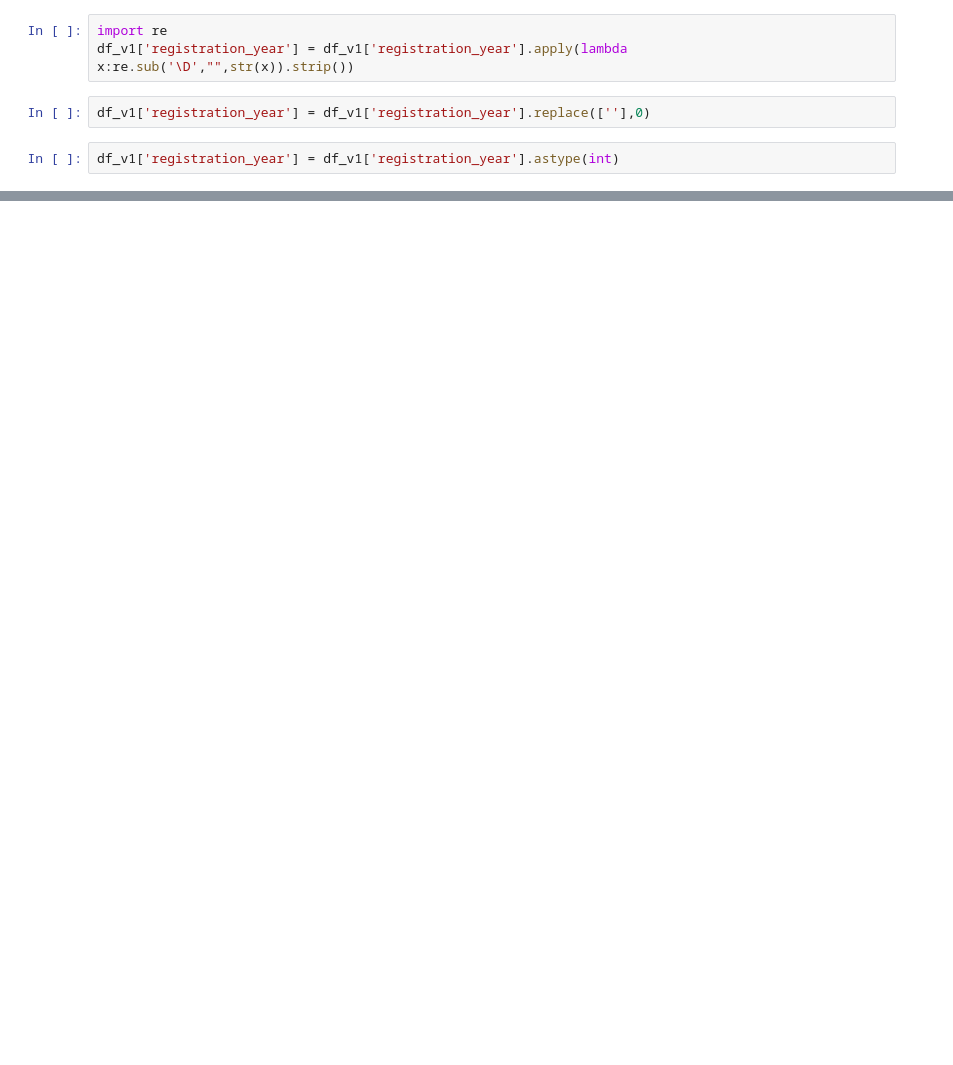
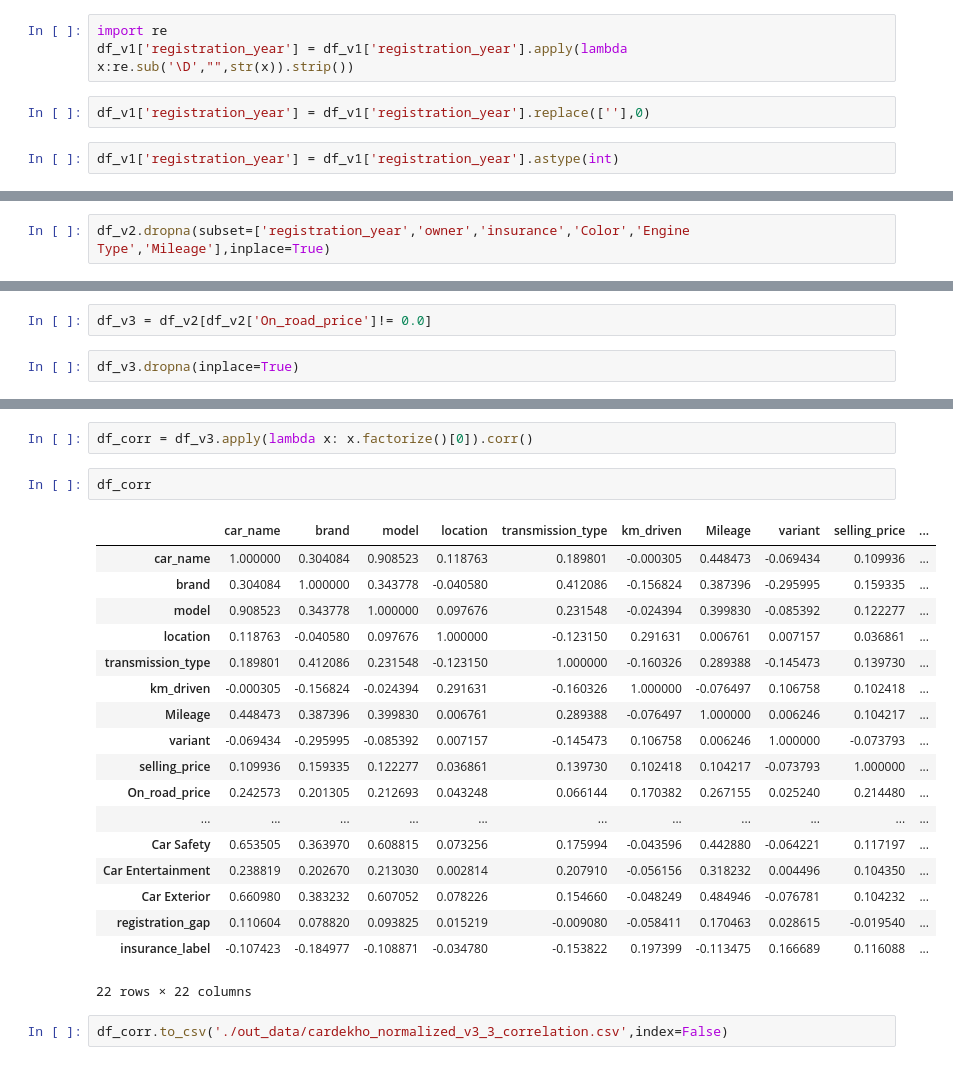
Before and after one commit to kaustavb79/cardekho, a Jupyter notebook: cardekho_data_normalize.ipynb, the cells around one changed output, grey strips where cells are left out. Cells and saved outputs as stored; diff of their text form; blank space fills up the shorter version.

Commit message:
normalized data v2

```diff
--- a/cardekho_data_normalize.ipynb
+++ b/cardekho_data_normalize.ipynb
@@ -285,0 +297,2 @@ df_v2.corr()
+# %%
+df_v2.dropna(subset=['registration_year','owner','insurance','Color','Engine Type','Mileage'],inplace=True)
@@ -285,0 +335,4 @@ df_v2.corr()
+# %%
+df_v3 = df_v2[df_v2['On_road_price']!= 0.0]
+# %%
+df_v3.dropna(inplace=True)
@@ -285,0 +362,25 @@ df_v2.corr()
+# %%
+df_corr = df_v3.apply(lambda x: x.factorize()[0]).corr()
+# %%
+df_corr
+# %% [output]
+|  | car_name | brand | model | location | transmission_type | km_driven | Mileage | variant | selling_price | ... |
+| car_name | 1.000000 | 0.304084 | 0.908523 | 0.118763 | 0.189801 | -0.000305 | 0.448473 | -0.069434 | 0.109936 | ... |
+| brand | 0.304084 | 1.000000 | 0.343778 | -0.040580 | 0.412086 | -0.156824 | 0.387396 | -0.295995 | 0.159335 | ... |
+| model | 0.908523 | 0.343778 | 1.000000 | 0.097676 | 0.231548 | -0.024394 | 0.399830 | -0.085392 | 0.122277 | ... |
+| location | 0.118763 | -0.040580 | 0.097676 | 1.000000 | -0.123150 | 0.291631 | 0.006761 | 0.007157 | 0.036861 | ... |
+| transmission_type | 0.189801 | 0.412086 | 0.231548 | -0.123150 | 1.000000 | -0.160326 | 0.289388 | -0.145473 | 0.139730 | ... |
+| km_driven | -0.000305 | -0.156824 | -0.024394 | 0.291631 | -0.160326 | 1.000000 | -0.076497 | 0.106758 | 0.102418 | ... |
+| Mileage | 0.448473 | 0.387396 | 0.399830 | 0.006761 | 0.289388 | -0.076497 | 1.000000 | 0.006246 | 0.104217 | ... |
+| variant | -0.069434 | -0.295995 | -0.085392 | 0.007157 | -0.145473 | 0.106758 | 0.006246 | 1.000000 | -0.073793 | ... |
+| selling_price | 0.109936 | 0.159335 | 0.122277 | 0.036861 | 0.139730 | 0.102418 | 0.104217 | -0.073793 | 1.000000 | ... |
+| On_road_price | 0.242573 | 0.201305 | 0.212693 | 0.043248 | 0.066144 | 0.170382 | 0.267155 | 0.025240 | 0.214480 | ... |
+| ... | ... | ... | ... | ... | ... | ... | ... | ... | ... | ... |
+| Car Safety | 0.653505 | 0.363970 | 0.608815 | 0.073256 | 0.175994 | -0.043596 | 0.442880 | -0.064221 | 0.117197 | ... |
+| Car Entertainment | 0.238819 | 0.202670 | 0.213030 | 0.002814 | 0.207910 | -0.056156 | 0.318232 | 0.004496 | 0.104350 | ... |
+| Car Exterior | 0.660980 | 0.383232 | 0.607052 | 0.078226 | 0.154660 | -0.048249 | 0.484946 | -0.076781 | 0.104232 | ... |
+| registration_gap | 0.110604 | 0.078820 | 0.093825 | 0.015219 | -0.009080 | -0.058411 | 0.170463 | 0.028615 | -0.019540 | ... |
+| insurance_label | -0.107423 | -0.184977 | -0.108871 | -0.034780 | -0.153822 | 0.197399 | -0.113475 | 0.166689 | 0.116088 | ... |
+22 rows × 22 columns
+# %%
+df_corr.to_csv('./out_data/cardekho_normalized_v3_3_correlation.csv',index=False)
```
Also changed, not shown: parts of 53 cells of this notebook, 4 other files.
